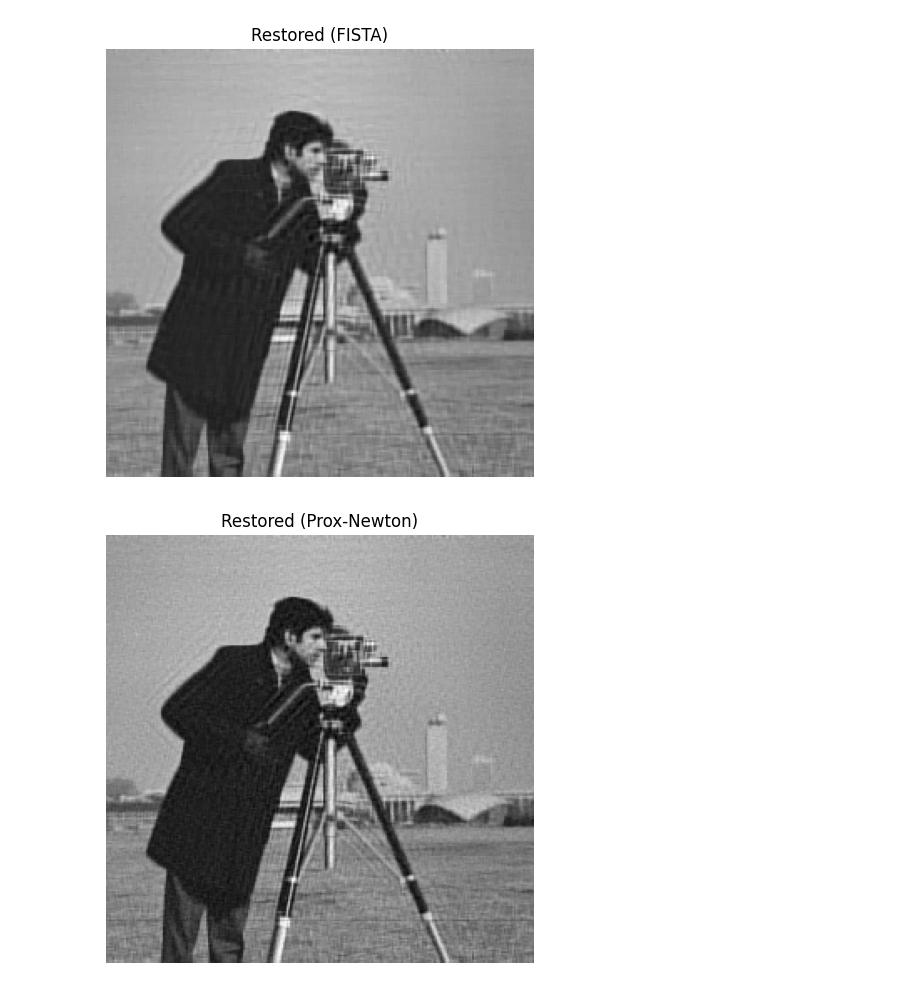
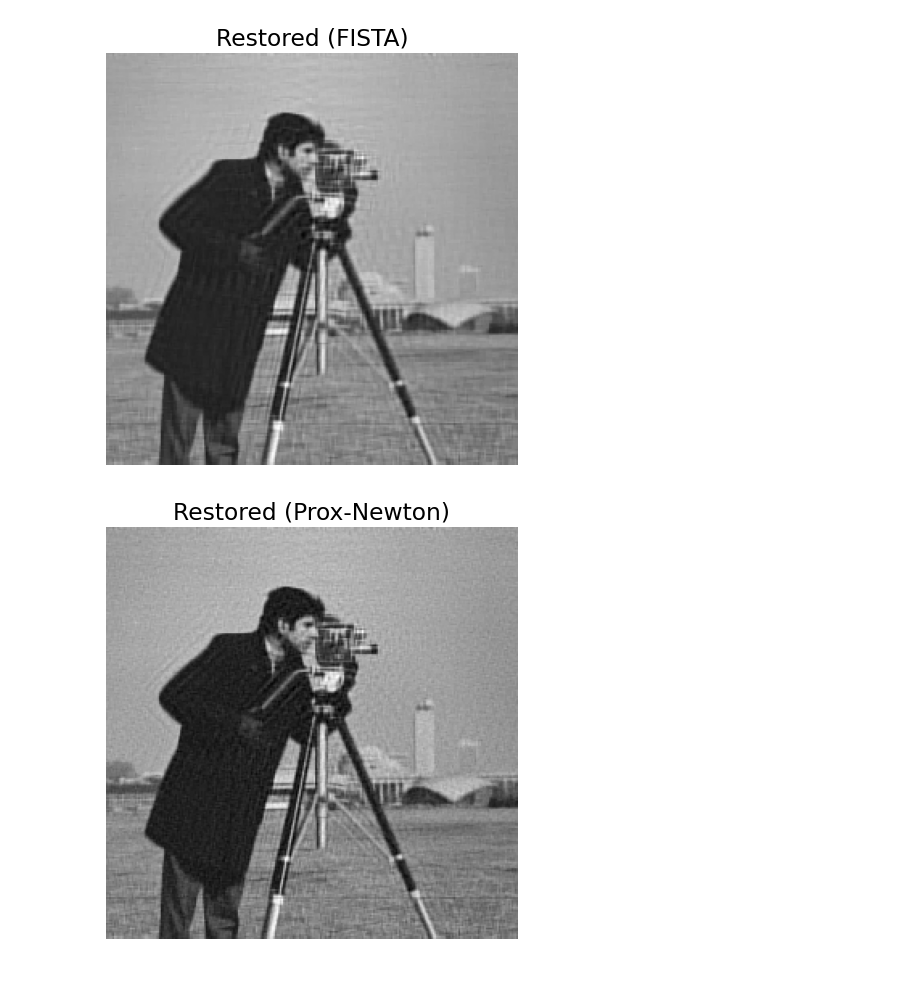
Before and after one commit to geoandrs/Convex-Optimization, a Jupyter notebook: Final_Convex_Project.ipynb, the cells around one changed output. Cells and saved outputs as stored; diff of their text form; code cells hidden in the pictures.

```diff
--- a/Final_Convex_Project.ipynb
+++ b/Final_Convex_Project.ipynb
@@ -6,6 +6,7 @@ import os
 # Core scientific packages
 import numpy as np
 import matplotlib.pyplot as plt
+plt.rcParams.update({'font.size': 14})
 import tqdm
 
 # Image processing
@@ -525,32 +528,4 @@ plt.imshow(restored_quasi_newt2, cmap='gray')
 plt.axis('off')
 plt.tight_layout()
 plt.show()
-
-# -- PSNR Plot -- #
-# Plot PSNR (Peak Signal-to-Noise Ratio) for each method across iterations
-plt.figure(figsize=(6, 4))
-plt.plot(range(1, len(psnrs_ista2) + 1), psnrs_ista2, marker='o', label='ISTA')
-plt.plot(range(1, len(psnrs_fista2) + 1), psnrs_fista2, marker='o', label='FISTA')
-plt.plot(range(1, len(psnrs_quasi_newt2) + 1), psnrs_quasi_newt2, marker='o', label='Prox. Quasi-Newton')
-plt.legend()
-plt.xlabel("Iteration")
-plt.ylabel("PSNR (dB)")
-plt.title("PSNR vs. Iteration")
-plt.grid(True)
-plt.tight_layout()
-plt.show()
-
-# -- Objective Value Gap Plot -- #
-# Plot the objective value gap (log scale) for each method across iterations
-plt.figure(figsize=(10, 6))
-plt.plot(val_diff_ista2, label='ISTA')
-plt.plot(val_diff_fista2, label='FISTA')
-plt.plot(val_diff_quasi_newt2, label='Prox. Quasi-Newton')
-plt.yscale('log')  # Use logarithmic scale for the objective value gap
-plt.xlabel('Iteration')
-plt.ylabel('Objective Value Gap (log scale)')
-plt.title('Convergence to Ground Truth Objective')
-plt.legend()
-plt.grid(True)
-plt.show()
 # %% [output]
@@ -560,2 +535,2 @@ plt.show()
-[figure, old version]
+[figure, new version]
-[figure, old version]
+[figure, new version]
```
Also changed, not shown: parts of 4 cells of this notebook.
